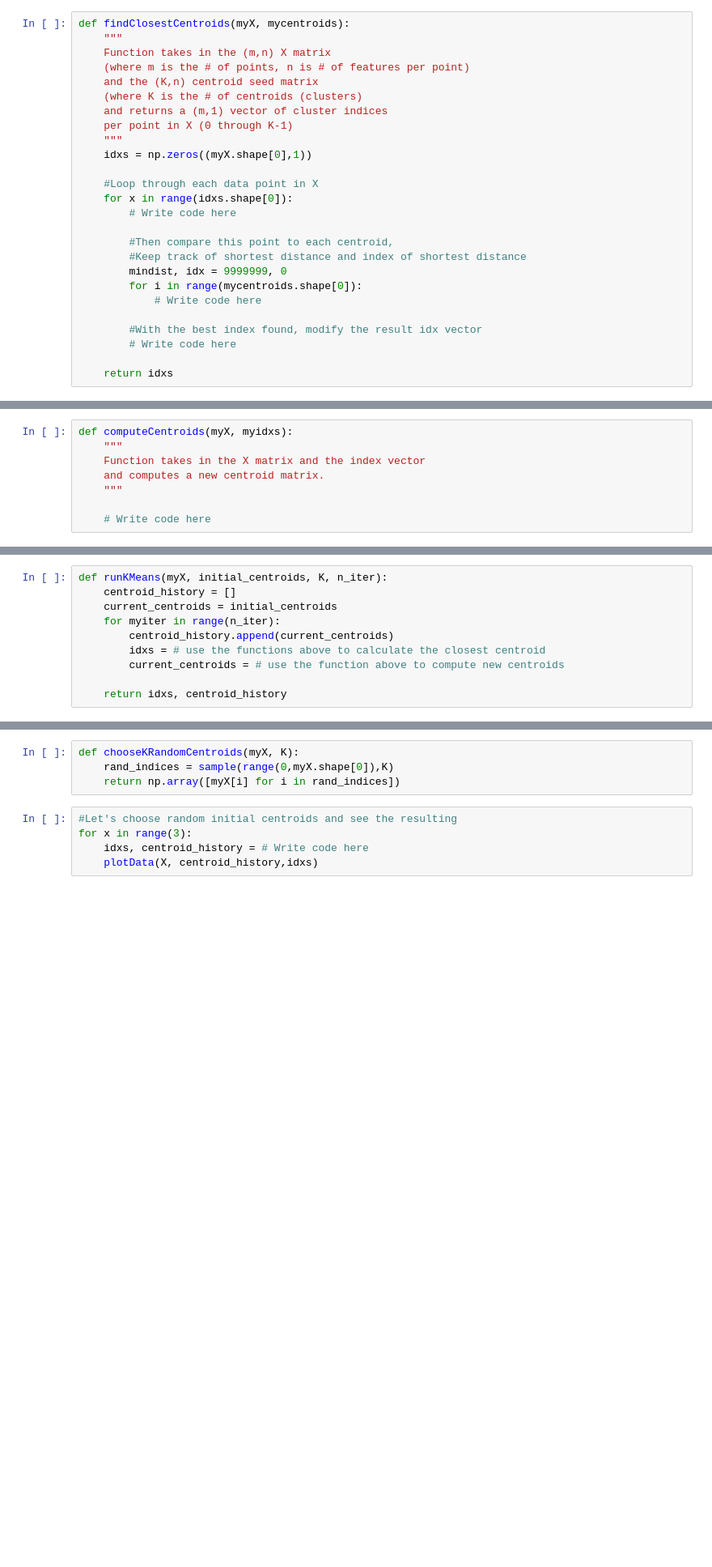
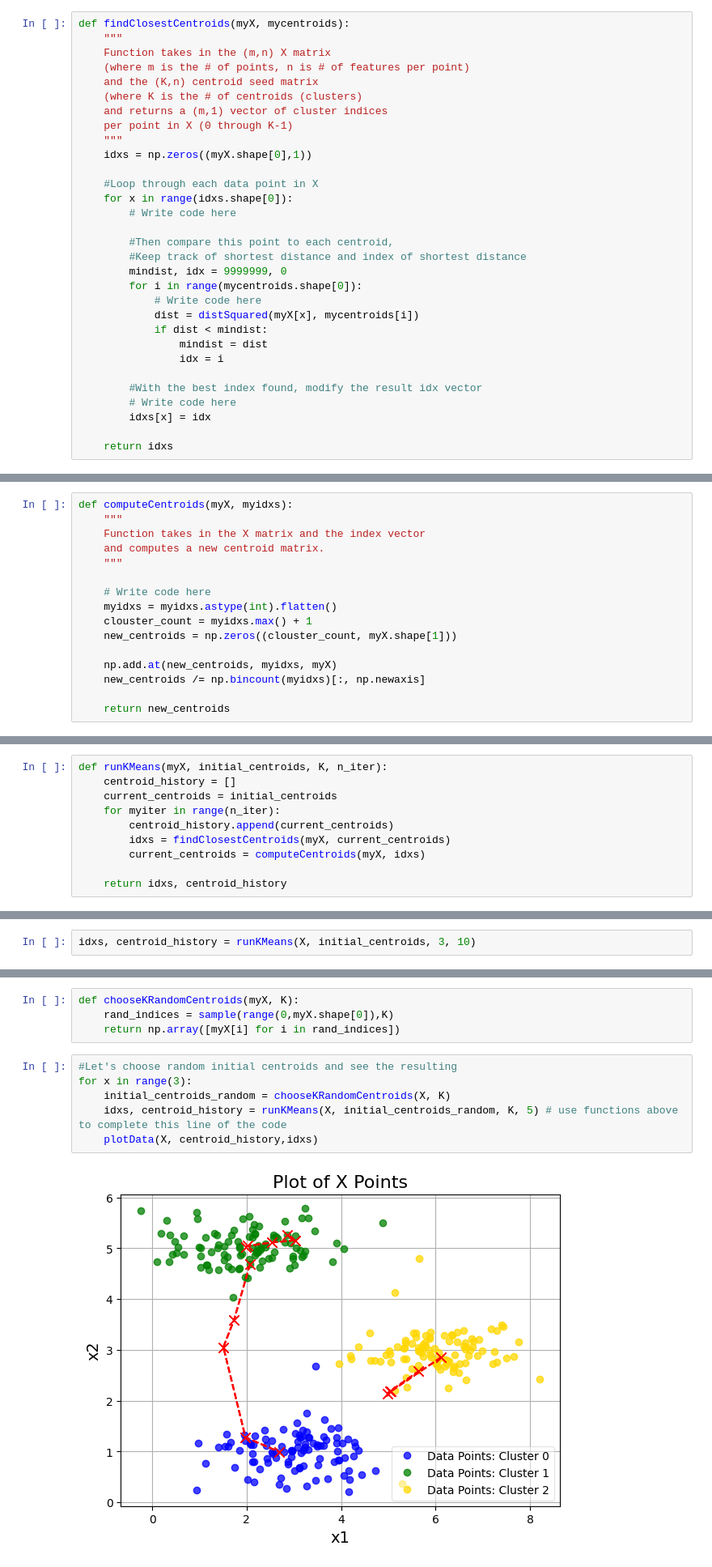
Before and after one commit to mvajhi/unsupervised-learning, a Jupyter notebook: HW1/ImageCompression.ipynb, the cells around one changed output, grey strips where cells are left out. Shown at 81% size. Saved outputs shown, nothing was run; the diff lists cells and outputs as text; blank space fills up the shorter version.

```diff
--- a/HW1/ImageCompression.ipynb
+++ b/HW1/ImageCompression.ipynb
@@ -91,9 +96,14 @@ def findClosestCentroids(myX, mycentroids):
         mindist, idx = 9999999, 0
         for i in range(mycentroids.shape[0]):
             # Write code here
+            dist = distSquared(myX[x], mycentroids[i])
+            if dist < mindist:
+                mindist = dist
+                idx = i
 
         #With the best index found, modify the result idx vector
         # Write code here
+        idxs[x] = idx
 
     return idxs
 # %%
@@ -117,6 +127,14 @@ def computeCentroids(myX, myidxs):
     """
 
     # Write code here
+    myidxs = myidxs.astype(int).flatten()
+    clouster_count = myidxs.max() + 1
+    new_centroids = np.zeros((clouster_count, myX.shape[1]))
+
+    np.add.at(new_centroids, myidxs, myX)
+    new_centroids /= np.bincount(myidxs)[:, np.newaxis]
+
+    return new_centroids
 # %% [markdown]
 ## 2: K-means on example dataset
 # %%
@@ -125,7 +143,7 @@ def runKMeans(myX, initial_centroids, K, n_iter):
     current_centroids = initial_centroids
     for myiter in range(n_iter):
         centroid_history.append(current_centroids)
-        idxs = # use the functions above to calculate the closest centroid
-        current_centroids = # use the function above to compute new centroids
+        idxs = findClosestCentroids(myX, current_centroids)
+        current_centroids = computeCentroids(myX, idxs)
 
     return idxs, centroid_history
@@ -134,2 +150,4 @@ idxs, centroid_history = # use the function above to run kmeans method
+# %%
+idxs, centroid_history = runKMeans(X, initial_centroids, 3, 10)
 # %%
 plotData(X,centroid_history,idxs)
@@ -142,5 +162,8 @@ def chooseKRandomCentroids(myX, K):
 # %%
 #Let's choose random initial centroids and see the resulting
 for x in range(3):
-    idxs, centroid_history = # Write code here
+    initial_centroids_random = chooseKRandomCentroids(X, K)
+    idxs, centroid_history = runKMeans(X, initial_centroids_random, K, 5) # use functions above to complete this line of the code
     plotData(X, centroid_history,idxs)
+# %% [output]
+[figure, added]
```
Also changed, not shown: parts of 13 cells of this notebook.
